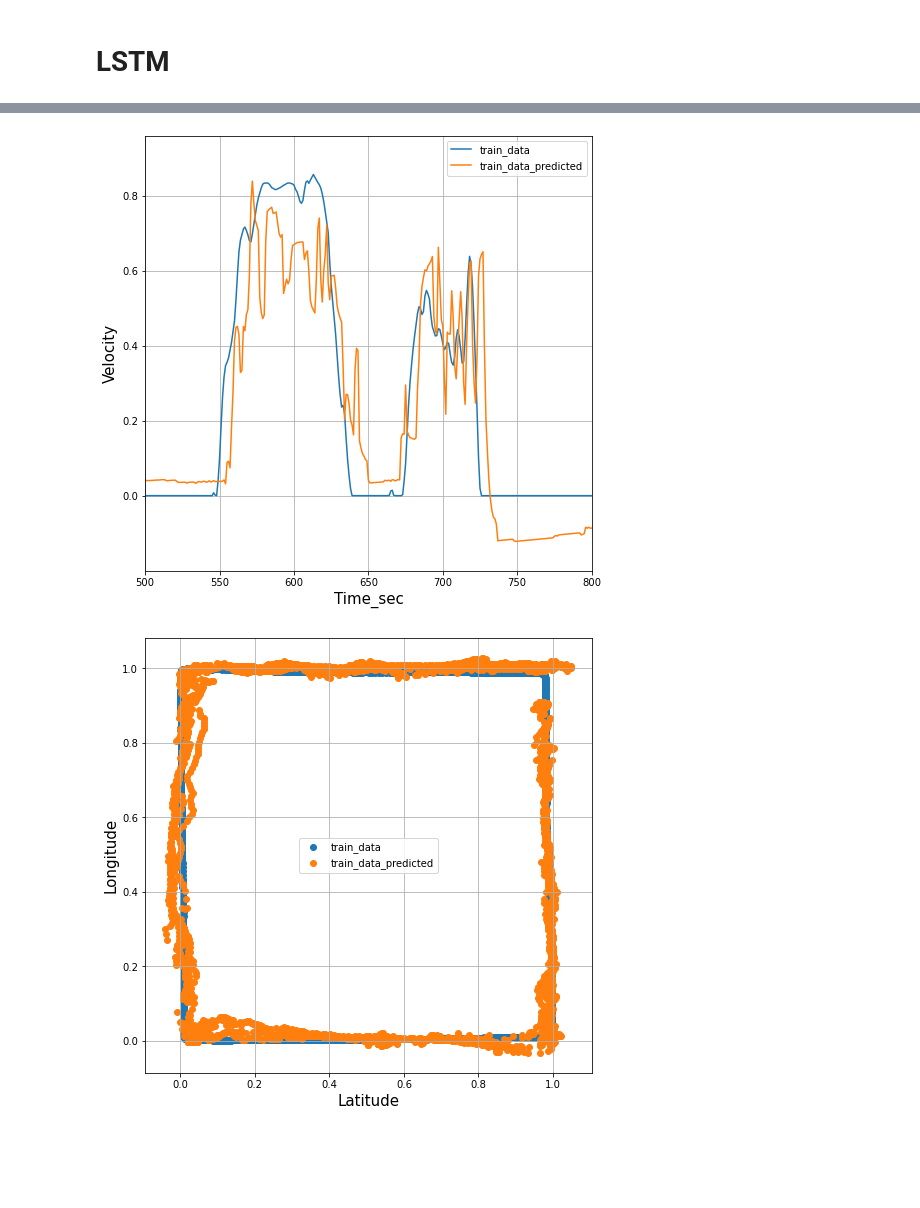
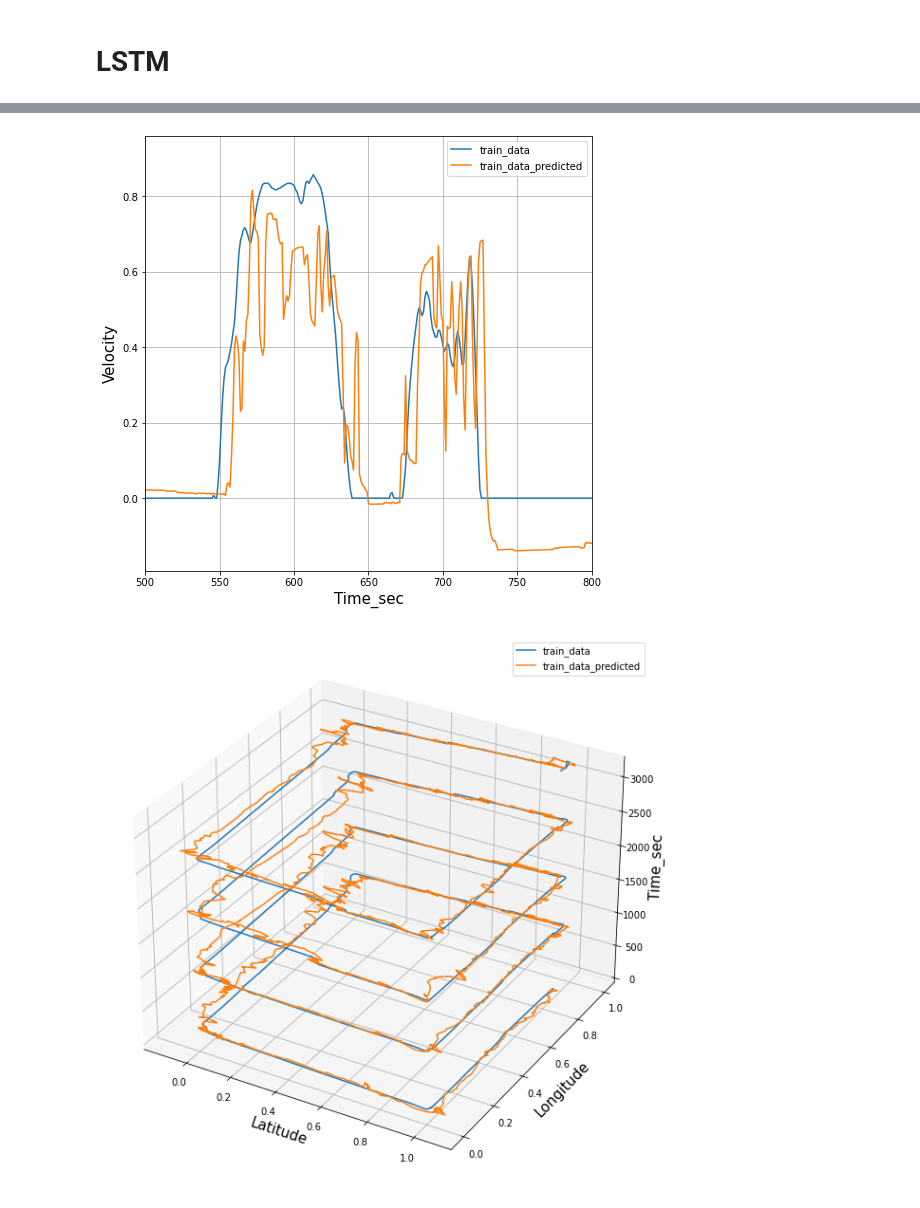
Before and after one commit to Neuroosapiens/Neuroosapiens, a Jupyter notebook: Lab2/Lab2_Team1.ipynb, the cells around one changed output, grey strips where cells are left out. Saved outputs shown, nothing was run; the diff lists cells and outputs as text; code cells hidden in the pictures; blank space fills up the shorter version.

```diff
--- a/Lab2/Lab2_Team1.ipynb
+++ b/Lab2/Lab2_Team1.ipynb
@@ -190,6 +207,6 @@ plt.grid()
 # %%
 #From above epochs has been been optimized to a value of 15
-model.fit( x_train_3D,y_train, epochs = 15 ,batch_size = 50,verbose =2)
+model.fit( x_train_3D,y_train, epochs = 15 ,batch_size = 50,verbose =2, validation_data =(x_test_3D, y_test))
 LSTM_train = model.predict(x_train_3D, verbose = 2)
 LSTM_test = model.predict(x_test_3D, verbose = 2)
 # %% [output]
@@ -228,19 +245,28 @@ plt.xlim(500,800)
 plt.legend()
 plt.grid()
 
-plt.figure(9, figsize=(8,8))
-plt.scatter(y_train[:,1],y_train[:,2], label="train_data")
-plt.scatter(LSTM_train[:,1], LSTM_train[:,2] ,label="train_data_predicted")
-plt.xlabel('Latitude', fontsize = 15)
-plt.ylabel('Longitude', fontsize = 15)
+
+
+fig = plt.figure(9, figsize=(8,8))
+steps = list(range(0,3226))
+ax = Axes3D(fig)
+ax.plot3D(y_train[:,1],y_train[:,2], steps, label="train_data")
+ax.plot3D(LSTM_train[:,1], LSTM_train[:,2], steps ,label="train_data_predicted")
+ax.set_xlabel('Latitude', fontsize = 15)
+ax.set_ylabel('Longitude', fontsize = 15)
+ax.set_zlabel("Time_sec", fontsize = 15)
 plt.legend()
 plt.grid()
 
-plt.figure(10, figsize=(8,8))
-plt.scatter(y_test[:,1],y_test[:,2], label="test_data")
-plt.scatter(LSTM_test[:,1], LSTM_test[:,2] ,label="test_data_predicted")
-plt.xlabel('Latitude', fontsize = 15)
-plt.ylabel('Longitude', fontsize = 15)
+
+fig = plt.figure(10, figsize=(8,8))
+steps = list(range(0,846))
+ax = Axes3D(fig)
+ax.plot3D(y_test[:,1],y_test[:,2], steps, label="test_data")
+ax.plot3D(LSTM_test[:,1], LSTM_test[:,2], steps ,label="test_data_predicted")
+ax.set_xlabel('Latitude', fontsize = 15)
+ax.set_ylabel('Longitude', fontsize = 15)
+ax.set_zlabel("Time_sec", fontsize = 15)
 plt.legend()
 plt.grid()
 # %% [output]
@@ -248,2 +274,2 @@ plt.grid()
-[figure, old version]
+[figure, new version]
-[figure, old version]
+[figure, new version]
```
Also changed, not shown: parts of 15 cells of this notebook.
